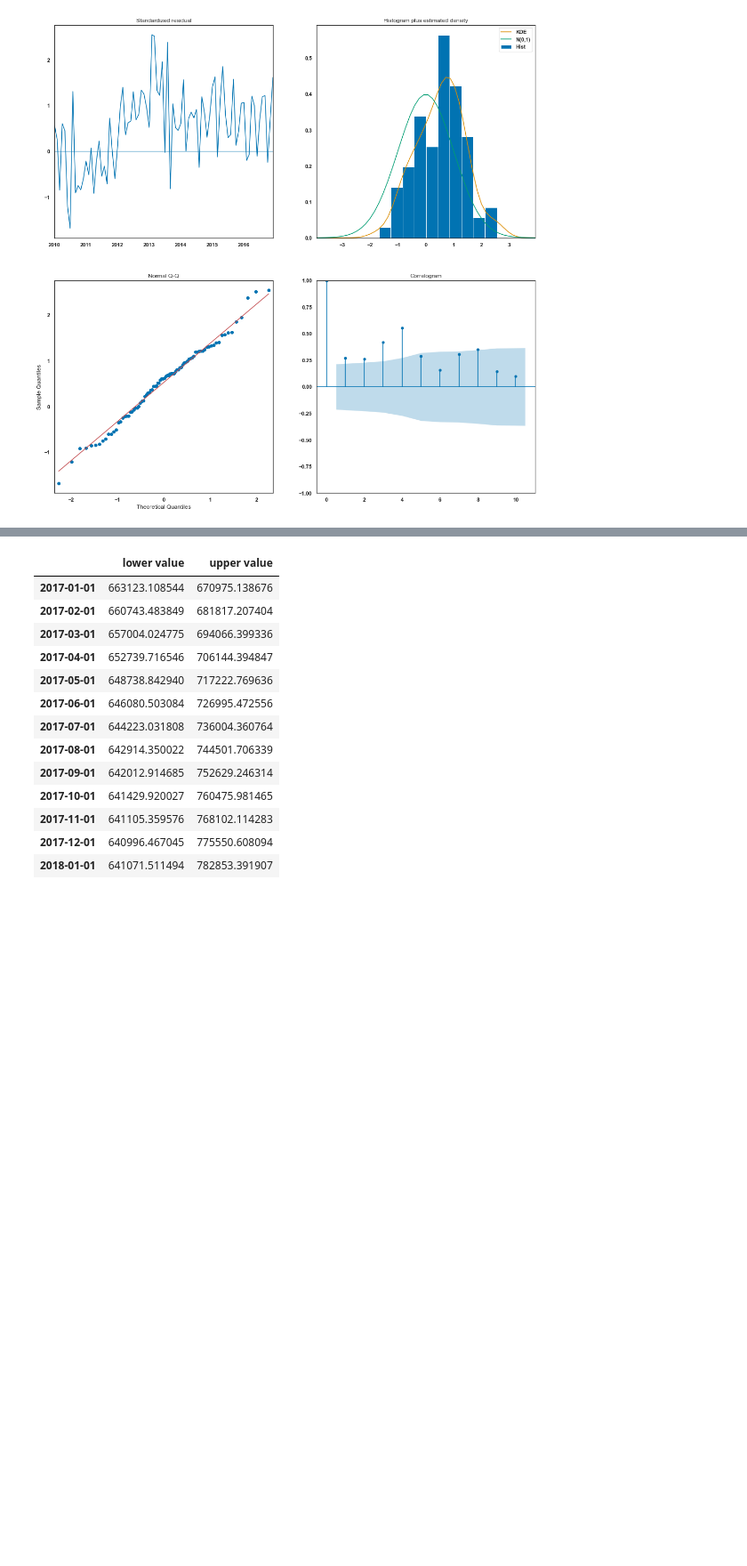
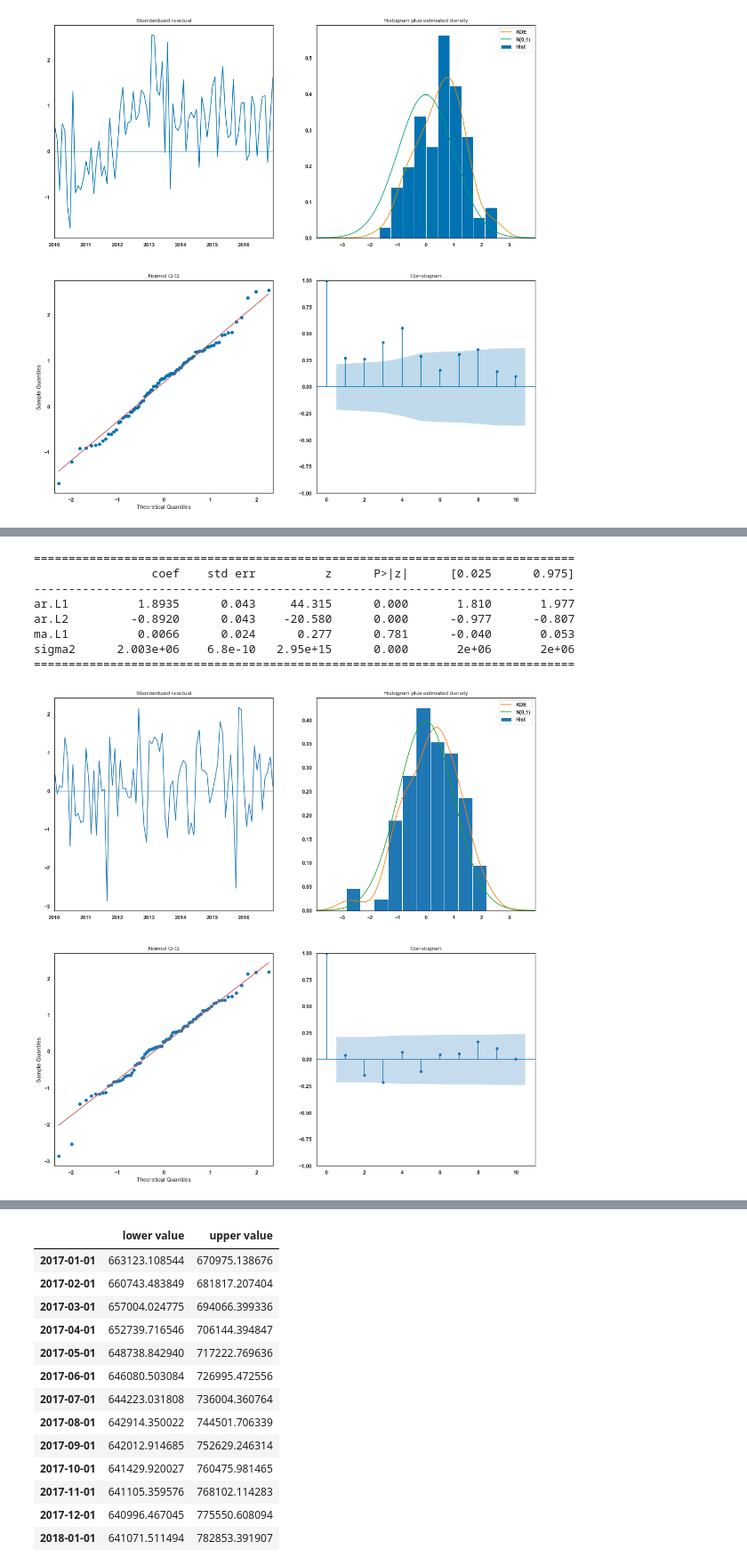
Before and after one commit to learn-co-curriculum/dsc-phase-4-choosing-a-dataset, a Jupyter notebook: time-series/Dan_main_notebook.ipynb, the cells around one changed output, grey strips where cells are left out. Shown at 89% size. Drawn from its saved outputs; the diff is of its cells as text; code cells hidden in the pictures; blank space fills up the shorter version.

```diff
--- a/time-series/Dan_main_notebook.ipynb
+++ b/time-series/Dan_main_notebook.ipynb
@@ -805,0 +842,17 @@ sigma2      4.012e+06   1.61e-07   2.49e+13      0.000    4.01e+06    4.01e+06
+# %%
+auto_model601 = pm.auto_arima(train601, start_p=0, start_q=0,
+                     test='adf',
+                     max_p=5, max_q=5,
+                     m=1,
+                     d=0,
+                     seasonal = True,
+                     start_P=0,start_Q=0,
+                     D=0,
+                     trace=True,
+                     error_action= 'ignore',
+                     suppress_warnings=True,
+                     stepwise=True,with_intercept=False)
+
+
+
+print(auto_model601.summary())
@@ -805,0 +936,25 @@ sigma2      4.012e+06   1.61e-07   2.49e+13      0.000    4.01e+06    4.01e+06
+# %%
+## MUST UPDATE ORDER AND SEASONAL ORDER EVERYTIME ANYTHING CHANGES WITH TRAINING / TEST
+
+ARIMA_MODEL601 = sm.tsa.statespace.sarimax.SARIMAX(train601,
+                                        order=(2,0,1),
+                                        seasonal_order=(0, 0, 0, 0),
+                                        enforce_stationarity=False,
+                                        enforce_invertibility=False)
+
+
+output601 = ARIMA_MODEL601.fit()
+
+print(output601.summary().tables[1])
+auto_model601.plot_diagnostics(figsize=(18,18))
+plt.show()
+# %% [output]
+==============================================================================
+                 coef    std err          z      P>|z|      [0.025      0.975]
+------------------------------------------------------------------------------
+ar.L1          1.8935      0.043     44.315      0.000       1.810       1.977
+ar.L2         -0.8920      0.043    -20.580      0.000      -0.977      -0.807
+ma.L1          0.0066      0.024      0.277      0.781      -0.040       0.053
+sigma2      2.003e+06    6.8e-10   2.95e+15      0.000       2e+06       2e+06
+==============================================================================
+[figure, added]
```
Also changed, not shown: parts of 21 cells of this notebook.
